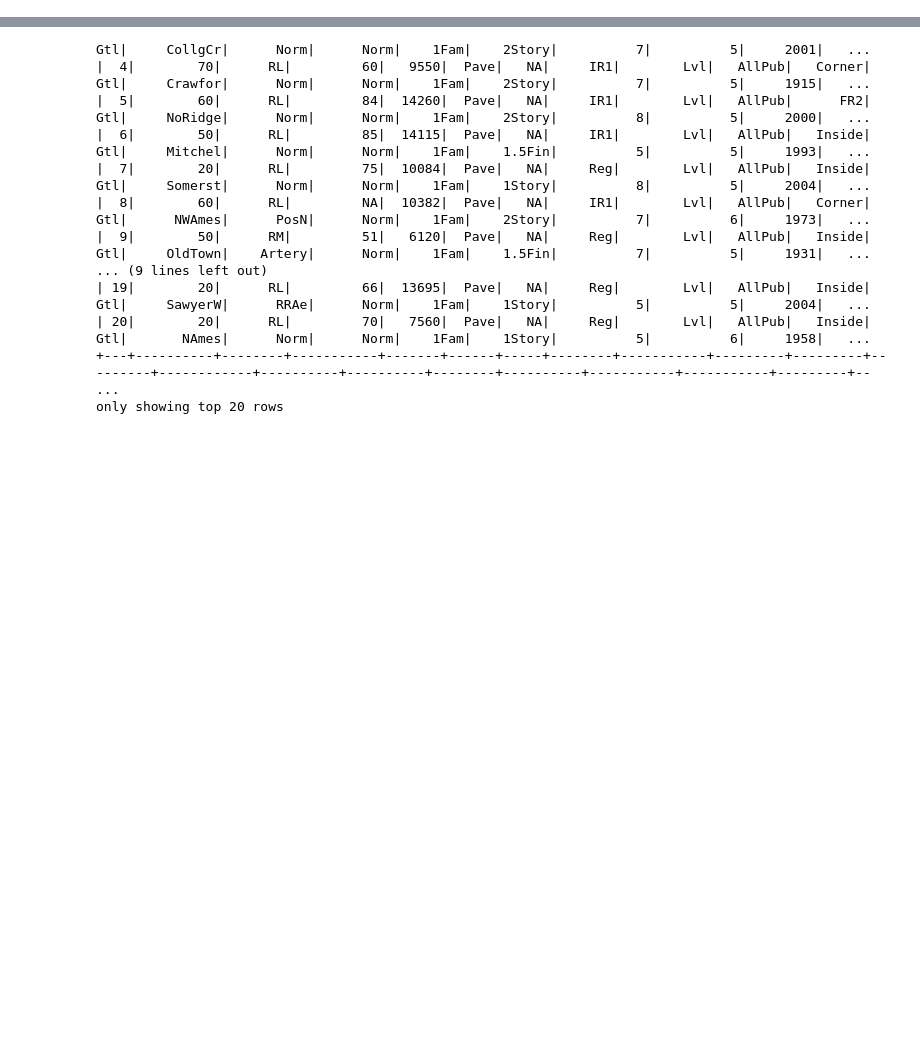
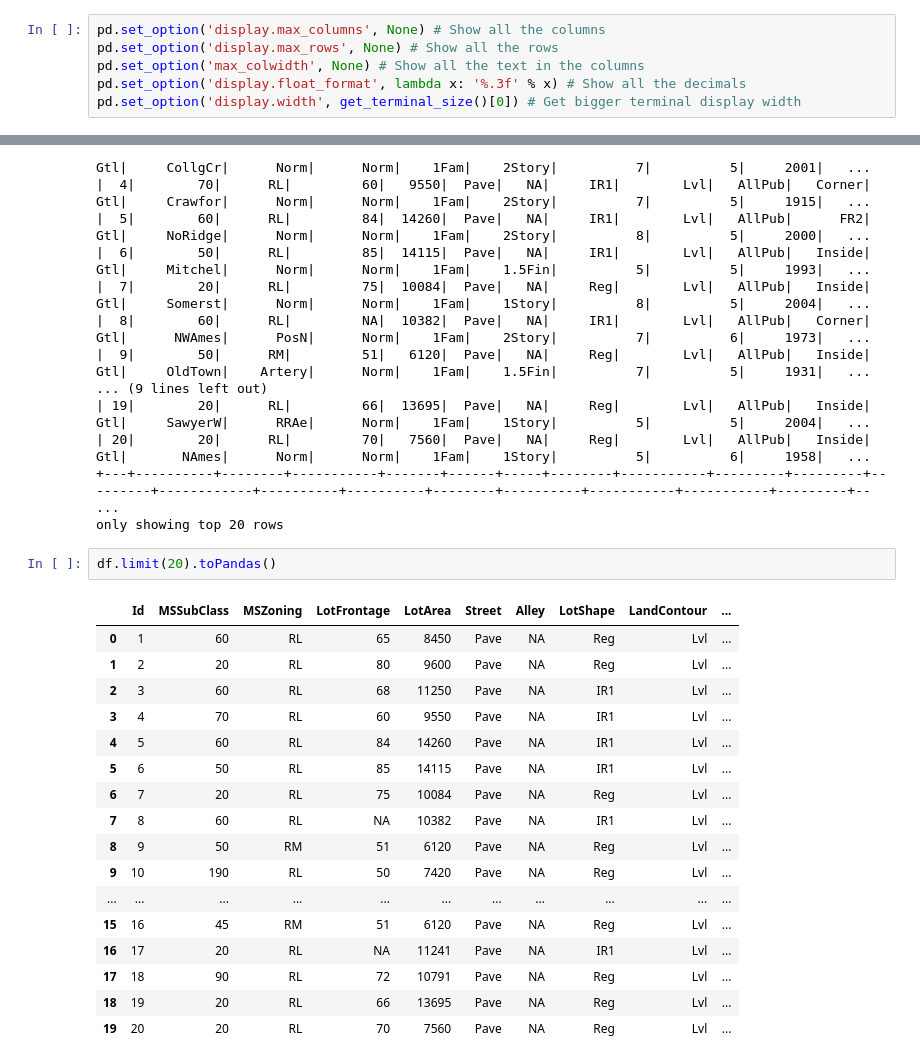
Before and after one commit to MAAykanat/ML-Engineer-Path, a Jupyter notebook: Spark Machine Learning/regression.ipynb, the cells around one changed output, grey strips where cells are left out. Drawn from its saved outputs; the diff is of its cells as text; blank space fills up the shorter version.

```diff
--- a/Spark Machine Learning/regression.ipynb
+++ b/Spark Machine Learning/regression.ipynb
@@ -6,4 +7,10 @@ from pyspark.sql import SparkSession
 import findspark
+# %%
+pd.set_option('display.max_columns', None) # Show all the columns
+pd.set_option('display.max_rows', None) # Show all the rows
+pd.set_option('max_colwidth', None) # Show all the text in the columns
+pd.set_option('display.float_format', lambda x: '%.3f' % x) # Show all the decimals
+pd.set_option('display.width', get_terminal_size()[0]) # Get bigger terminal display width
 # %%
 findspark.init()
 spark = SparkSession.builder.appName("House-Pricing-Regression").getOrCreate()
@@ -38,3 +45,23 @@ df.show()
 | 20|        20|      RL|         70|   7560|  Pave|   NA|     Reg|        Lvl|   AllPub|   Inside|      Gtl|       NAmes|      Norm|      Norm|    1Fam|    1Story|          5|          6|     1958|   ...
 +---+----------+--------+-----------+-------+------+-----+--------+-----------+---------+---------+---------+------------+----------+----------+--------+----------+-----------+-----------+---------+-- ...
 only showing top 20 rows
+# %%
+df.limit(20).toPandas()
+# %% [output]
+|  | Id | MSSubClass | MSZoning | LotFrontage | LotArea | Street | Alley | LotShape | LandContour | ... |
+| 0 | 1 | 60 | RL | 65 | 8450 | Pave | NA | Reg | Lvl | ... |
+| 1 | 2 | 20 | RL | 80 | 9600 | Pave | NA | Reg | Lvl | ... |
+| 2 | 3 | 60 | RL | 68 | 11250 | Pave | NA | IR1 | Lvl | ... |
+| 3 | 4 | 70 | RL | 60 | 9550 | Pave | NA | IR1 | Lvl | ... |
+| 4 | 5 | 60 | RL | 84 | 14260 | Pave | NA | IR1 | Lvl | ... |
+| 5 | 6 | 50 | RL | 85 | 14115 | Pave | NA | IR1 | Lvl | ... |
+| 6 | 7 | 20 | RL | 75 | 10084 | Pave | NA | Reg | Lvl | ... |
+| 7 | 8 | 60 | RL | NA | 10382 | Pave | NA | IR1 | Lvl | ... |
+| 8 | 9 | 50 | RM | 51 | 6120 | Pave | NA | Reg | Lvl | ... |
+| 9 | 10 | 190 | RL | 50 | 7420 | Pave | NA | Reg | Lvl | ... |
+| ... | ... | ... | ... | ... | ... | ... | ... | ... | ... | ... |
+| 15 | 16 | 45 | RM | 51 | 6120 | Pave | NA | Reg | Lvl | ... |
+| 16 | 17 | 20 | RL | NA | 11241 | Pave | NA | IR1 | Lvl | ... |
+| 17 | 18 | 90 | RL | 72 | 10791 | Pave | NA | Reg | Lvl | ... |
+| 18 | 19 | 20 | RL | 66 | 13695 | Pave | NA | Reg | Lvl | ... |
+| 19 | 20 | 20 | RL | 70 | 7560 | Pave | NA | Reg | Lvl | ... |
```
Also changed, not shown: parts of 6 cells of this notebook.
